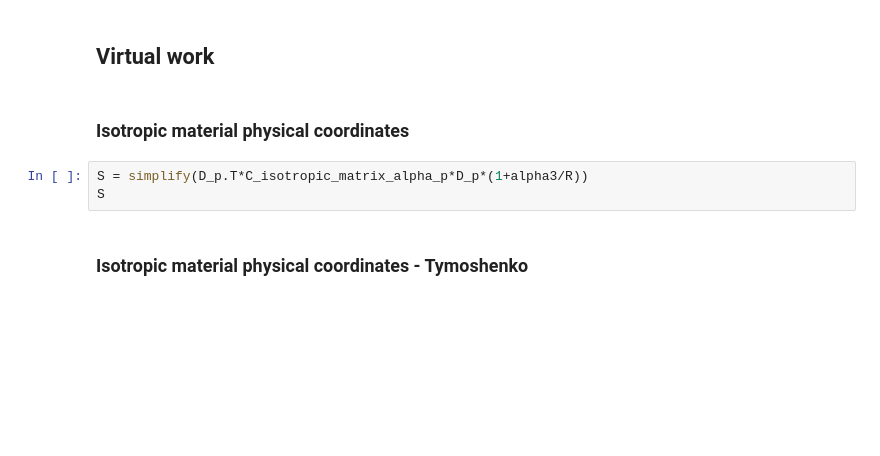
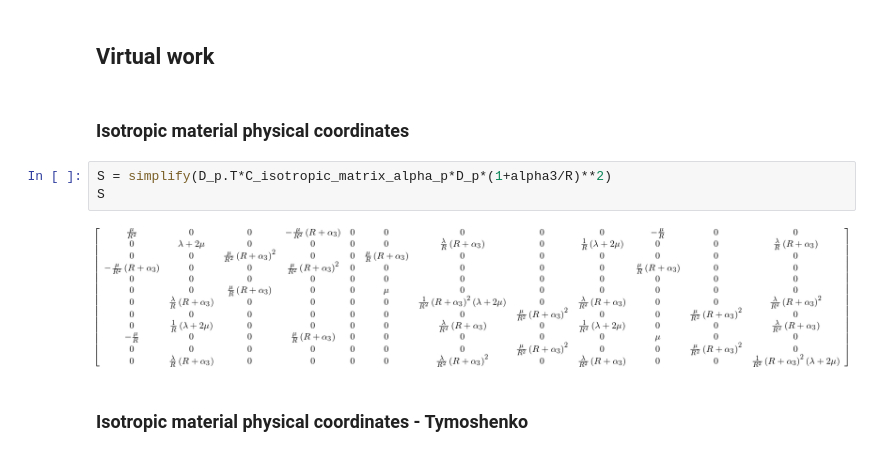
Before and after one commit to tarashor/vibrations, a Jupyter notebook: py2/All geometries.ipynb, the cells around one changed output. Saved outputs shown, nothing was run; the diff lists cells and outputs as text; blank space fills up the shorter version.

```diff
--- a/py2/All geometries.ipynb
+++ b/py2/All geometries.ipynb
@@ -876,8 +967,10 @@ expand(simplify(square_int))
 # %% [markdown]
 ### Isotropic material physical coordinates
 # %%
-S = simplify(D_p.T*C_isotropic_matrix_alpha_p*D_p*(1+alpha3/R))
+S = simplify(D_p.T*C_isotropic_matrix_alpha_p*D_p*(1+alpha3/R)**2)
 S
+# %% [output]
+[figure, added]
 # %% [markdown]
 ### Isotropic material physical coordinates - Tymoshenko
 # %%
```
Also changed, not shown: parts of 55 cells of this notebook, 6 other files.
